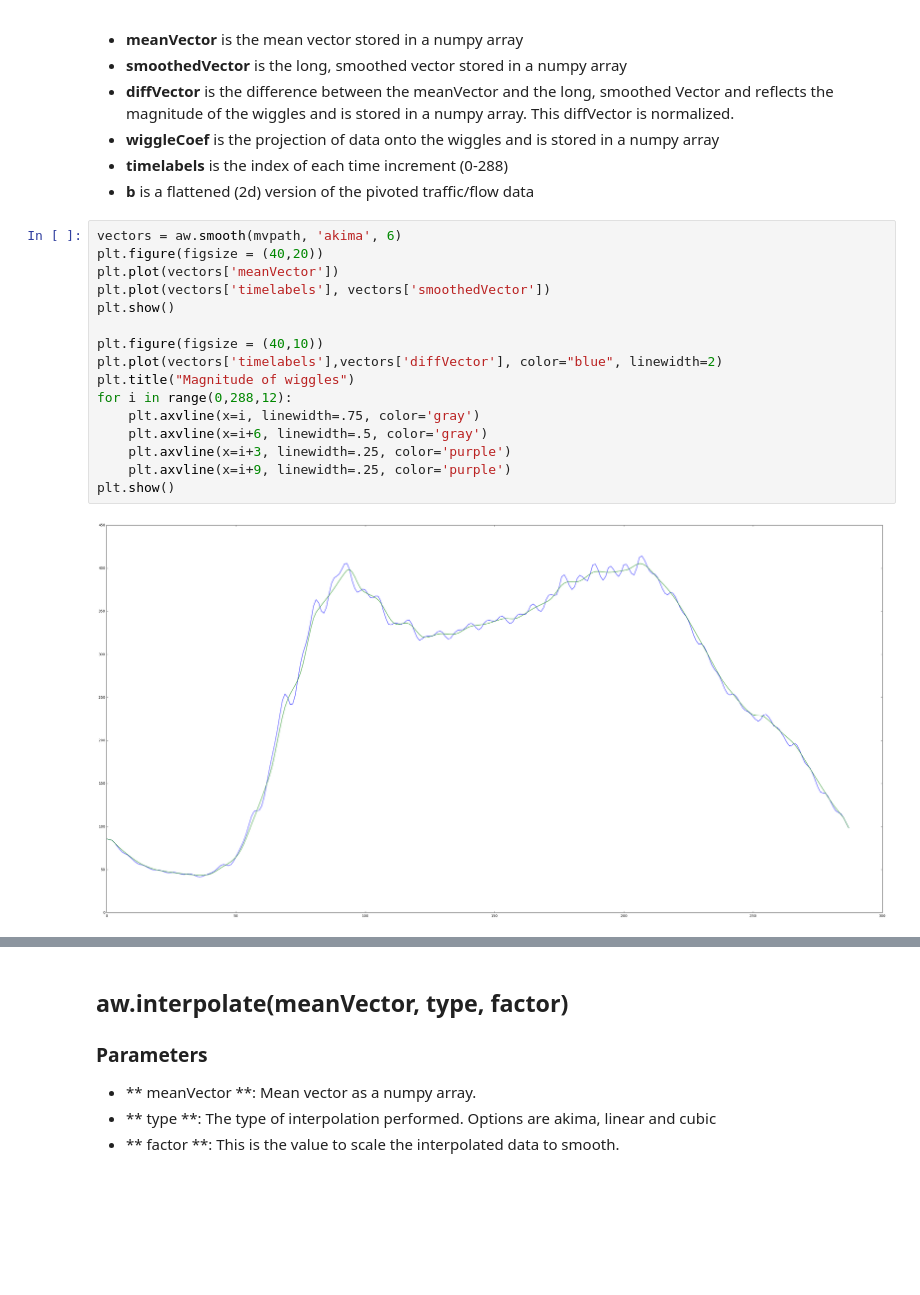
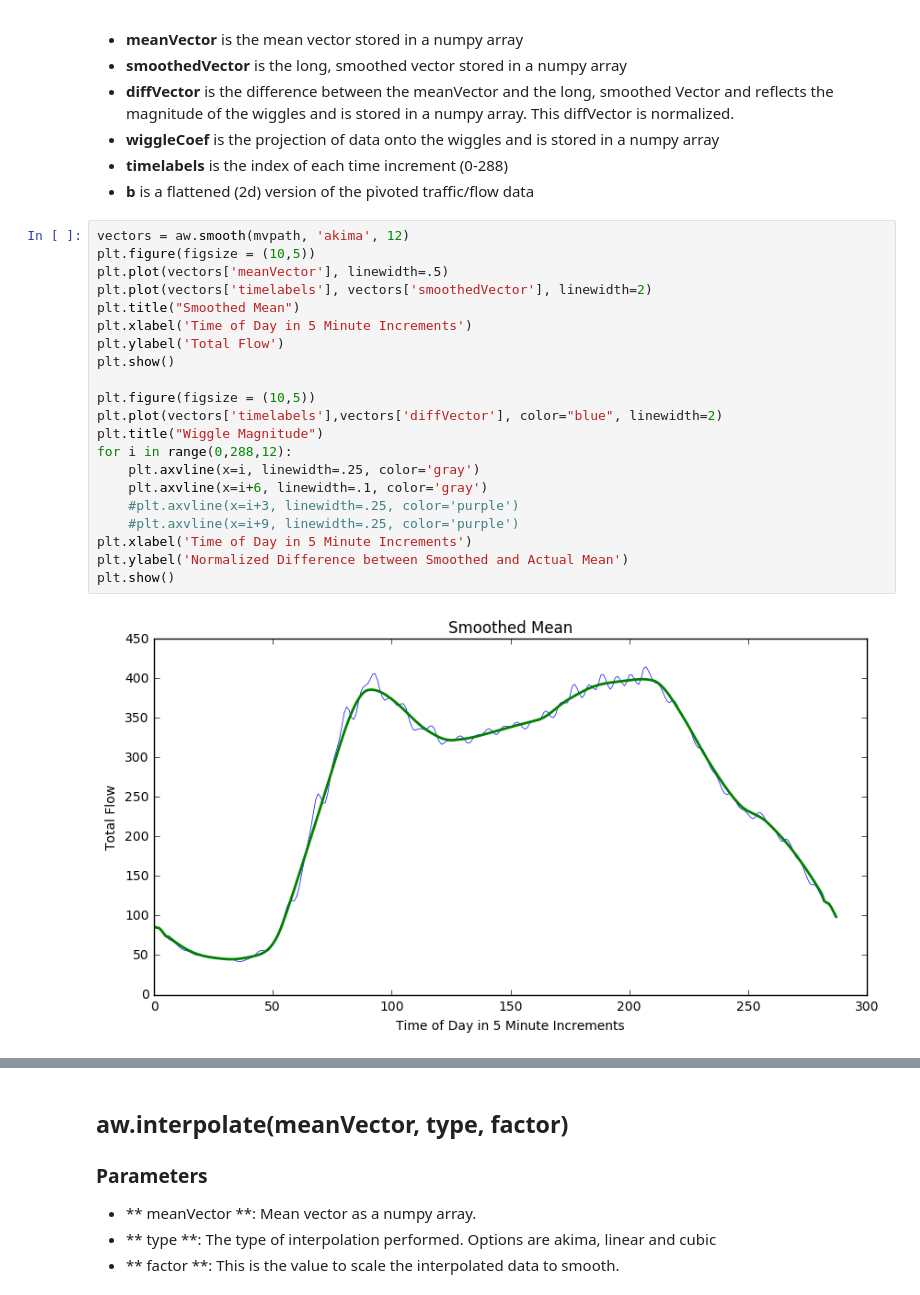
Before and after one commit to abrespect/DSE_Cohort2_Traffic_Capstone, a Jupyter notebook: C2 Exploratory/analyzeWiggles-example.ipynb, the cells around one changed output, grey strips where cells are left out. Cells and saved outputs as stored; diff of their text form; blank space fills up the shorter version.

Commit message:
updating wiggle example

```diff
--- a/C2 Exploratory/analyzeWiggles-example.ipynb
+++ b/C2 Exploratory/analyzeWiggles-example.ipynb
@@ -25,20 +25,25 @@ smoothed Vector and reflects the magnitude of the wiggles and is stored in a num
 - **timelabels** is the index of each time increment (0-288)
 - **b** is a flattened (2d) version of the pivoted traffic/flow data
 # %%
-vectors = aw.smooth(mvpath, 'akima', 6)
-plt.figure(figsize = (40,20))
-plt.plot(vectors['meanVector'])
-plt.plot(vectors['timelabels'], vectors['smoothedVector'])
+vectors = aw.smooth(mvpath, 'akima', 12)
+plt.figure(figsize = (10,5))
+plt.plot(vectors['meanVector'], linewidth=.5)
+plt.plot(vectors['timelabels'], vectors['smoothedVector'], linewidth=2)
+plt.title("Smoothed Mean")
+plt.xlabel('Time of Day in 5 Minute Increments')
+plt.ylabel('Total Flow')
 plt.show()
 
-plt.figure(figsize = (40,10))
+plt.figure(figsize = (10,5))
 plt.plot(vectors['timelabels'],vectors['diffVector'], color="blue", linewidth=2)
-plt.title("Magnitude of wiggles")
+plt.title("Wiggle Magnitude")
 for i in range(0,288,12):
-    plt.axvline(x=i, linewidth=.75, color='gray')
-    plt.axvline(x=i+6, linewidth=.5, color='gray')
-    plt.axvline(x=i+3, linewidth=.25, color='purple')
-    plt.axvline(x=i+9, linewidth=.25, color='purple')
+    plt.axvline(x=i, linewidth=.25, color='gray')
+    plt.axvline(x=i+6, linewidth=.1, color='gray')
+    #plt.axvline(x=i+3, linewidth=.25, color='purple')
+    #plt.axvline(x=i+9, linewidth=.25, color='purple')
+plt.xlabel('Time of Day in 5 Minute Increments')
+plt.ylabel('Normalized Difference between Smoothed and Actual Mean')
 plt.show()
 # %% [output]
-[figure, old version]
+[figure, new version]
```
Also changed, not shown: parts of 5 cells of this notebook, 1 other file.
